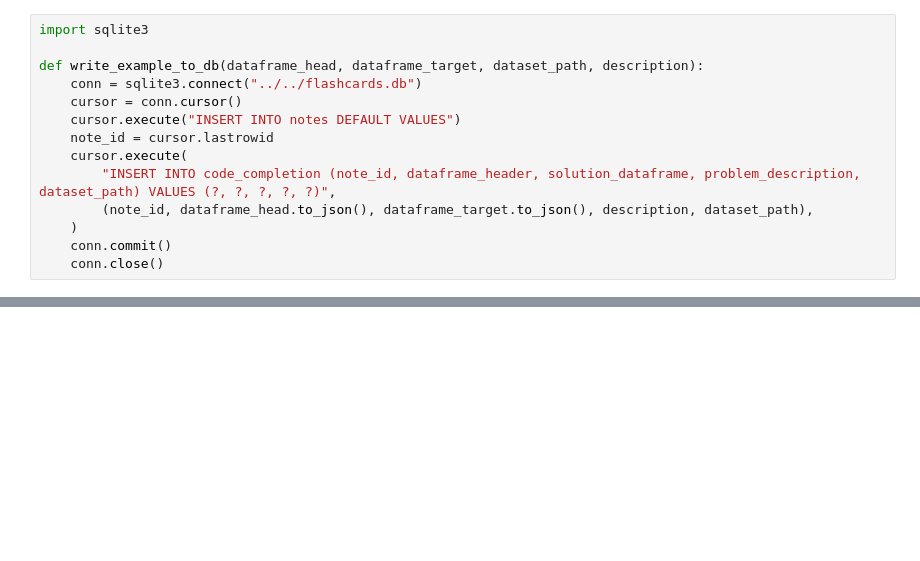
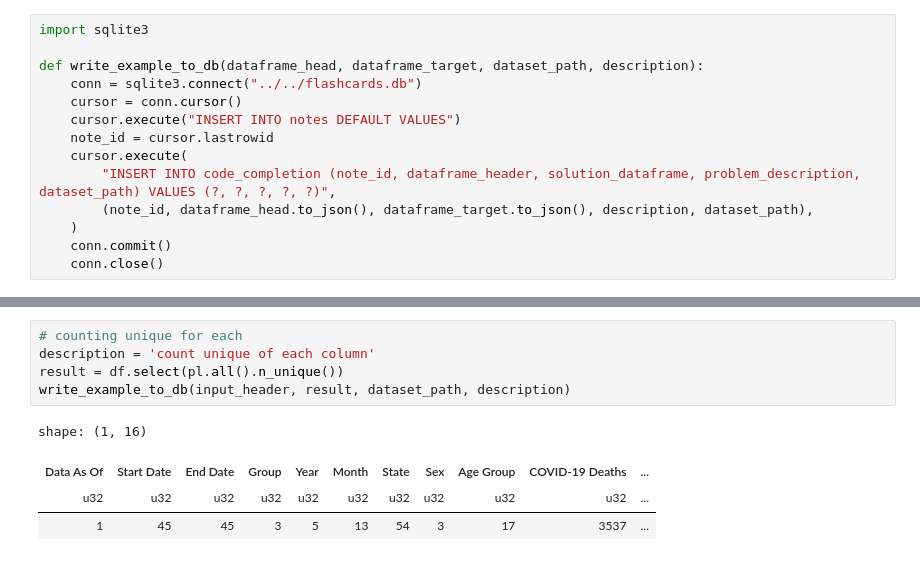
Before and after one commit to FergusCurrie/memory, a Jupyter notebook: backend/code_completion/creating_training.ipynb, the cells around one changed output, grey strips where cells are left out. Saved outputs shown, nothing was run; the diff lists cells and outputs as text; blank space fills up the shorter version.

```diff
--- a/backend/code_completion/creating_training.ipynb
+++ b/backend/code_completion/creating_training.ipynb
@@ -47,0 +66,10 @@ write_example_to_db(input_header, result, dataset_path, description)
+# %%
+# counting unique for each
+description = 'count unique of each column'
+result = df.select(pl.all().n_unique())
+write_example_to_db(input_header, result, dataset_path, description)
+# %% [output]
+shape: (1, 16)
+| Data As Of | Start Date | End Date | Group | Year | Month | State | Sex | Age Group | COVID-19 Deaths | ... |
+| u32 | u32 | u32 | u32 | u32 | u32 | u32 | u32 | u32 | u32 | ... |
+| 1 | 45 | 45 | 3 | 5 | 13 | 54 | 3 | 17 | 3537 | ... |
```
Also changed, not shown: parts of 5 cells of this notebook, 17 other files.
